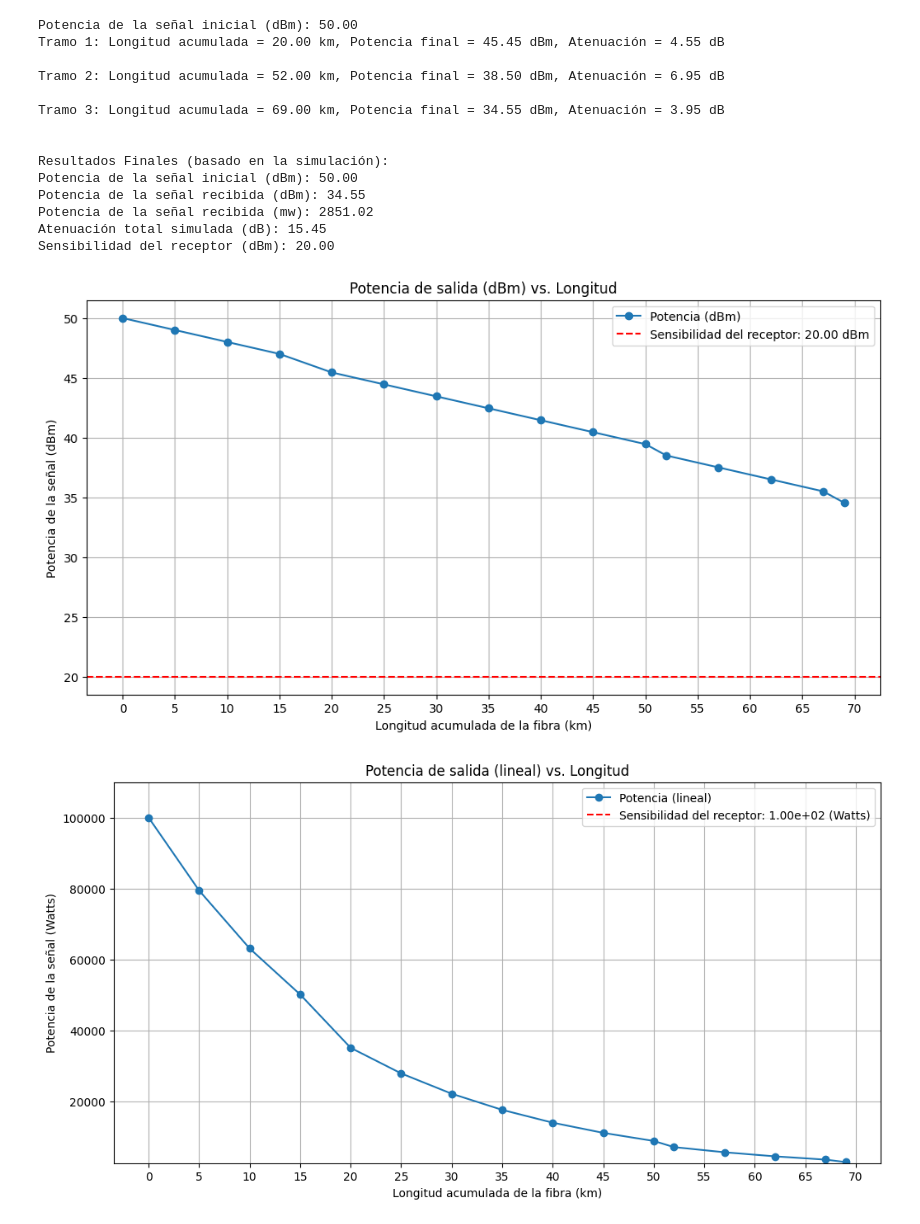
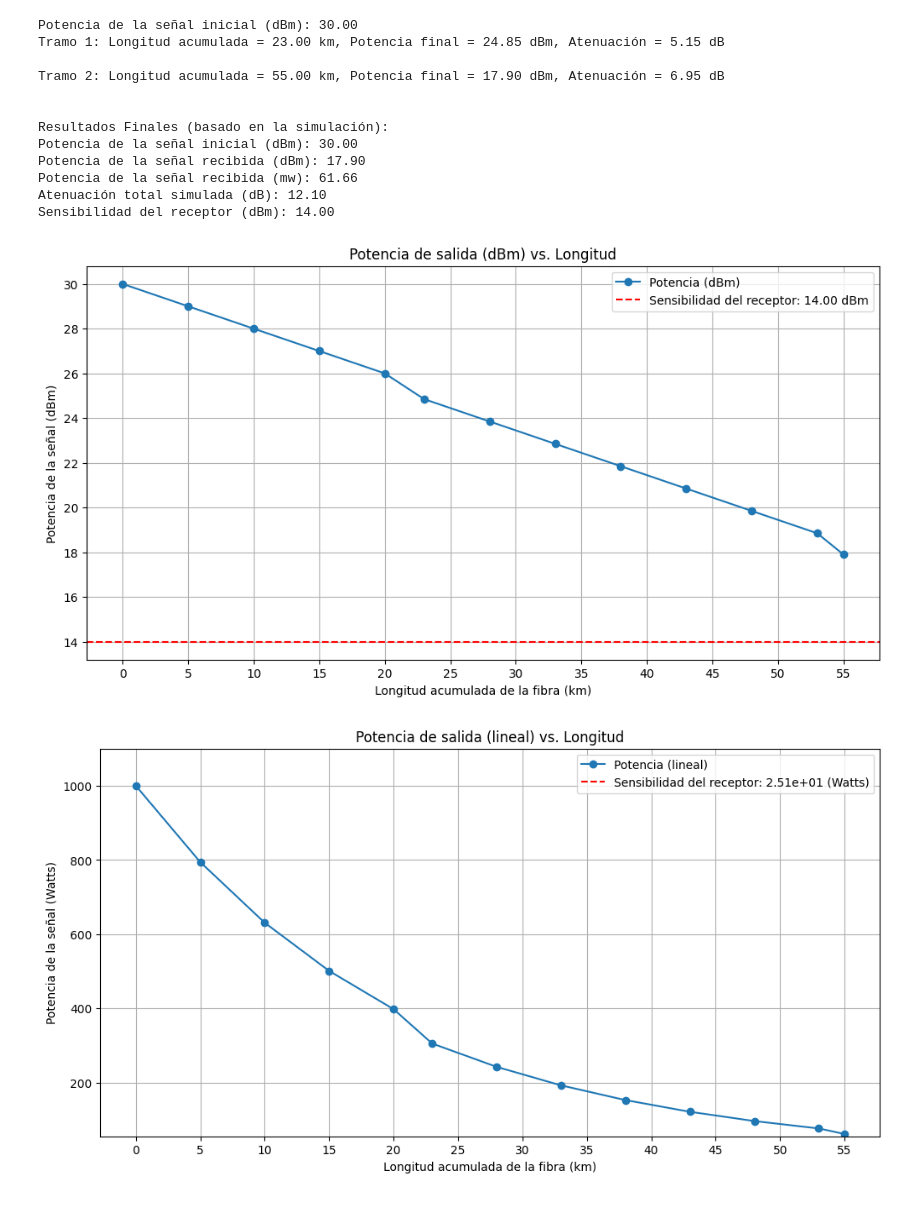
Before and after one commit to martinizin/gui_redp2p, a Jupyter notebook: proyectoBase/calculos.ipynb, the cells around one changed output. Drawn from its saved outputs; the diff is of its cells as text; code cells hidden in the pictures.

```diff
--- a/proyectoBase/calculos.ipynb
+++ b/proyectoBase/calculos.ipynb
@@ -9,18 +9,18 @@ import matplotlib.pyplot as plt
 # Parámetros del transmisor
 # Solicitar la potencia de entrada al usuario
 while True:
-    power_unit = input("Introduce la unidad de la potencia de entrada (dBm o Mw): ").lower()
+    power_unit = input("Introduce la unidad de la potencia de entrada (dBm o mW): ").lower()
     if power_unit == 'dbm':
         tx_power_dbm = float(input("Introduce la potencia de entrada (dBm): "))
         tx_power_watts = dbm2watt(tx_power_dbm) * 1000  # Convertir a mW para GNPy
         break
     elif power_unit == 'mw':
-        tx_power_watts_input = float(input("Introduce la potencia de entrada (MW): "))
+        tx_power_watts_input = float(input("Introduce la potencia de entrada (mW): "))
         tx_power_watts = tx_power_watts_input * 1000 # Convertir a mW para GNPy
         tx_power_dbm = watt2dbm(tx_power_watts_input / 1000) # Convertir a dBm para el historial
         break
     else:
-        print("Unidad no válida. Por favor, introduce 'dBm' o MW'.")
+        print("Unidad no válida. Por favor, introduce 'dBm' o mW'.")
 
 # Prametros del recptor
 sensibilidad_receptor_dbm = float(input("Introduce la sensibilidad del receptor en dBm: "))
@@ -33,7 +33,7 @@ base_fiber_segment_params = {
     'con_in': 0.25,      # Pérdida del conector de entrada (dB)
     'con_out': 0.30,     # Pérdida del conector de salida (dB)
     'effective_area': 280e-12, #No se puede modificar
-
+    #Parametros de la simulacion que se pueden cambiar: loss_coef, att_in, con_in, con_out, longitud del enlace
 }
 
 #Parametros de la simulacion no se pueden cambiar
@@ -53,7 +53,7 @@ while True:
     if 1 <= num_tramos <= 4:
         break
     else:
-        print("Por favor, introduce un número entre 1 y 4.")
+        print("Por favor, introduce un número entre 1 y 4.") #Combo box para seleccionar el número de tramos
 
 # Revisando tu función personalizada create_input_spectral_information
 def create_input_spectral_information_custom(f_min, f_max, roll_off, baud_rate, spacing, tx_osnr, tx_power,
@@ -167,42 +167,40 @@ plt.title("Potencia de salida (dBm) vs. Longitud")
 plt.grid(True)
 plt.xticks(np.arange(0, max(x_dbm_unique) + 5, 5))
 plt.axhline(sensibilidad_receptor_dbm, color='r', linestyle='--', label=f'Sensibilidad del receptor: {sensibilidad_receptor_dbm:.2f} dBm')
 plt.legend()
 plt.show()
 
 # Plot de la potencia lineal vs. Longitud
 x_linear_unique = sorted(list(set([round(l, 2) for l in longitud_acumulada])))
 y_linear_unique = []
 for length in x_linear_unique:
     indices = [i for i, l in enumerate([round(val, 2) for val in longitud_acumulada]) if l == length]
     y_linear_unique.append(power_history_linear[indices[-1]])
 
 plt.figure(figsize=(12, 6))
 plt.plot(x_linear_unique, y_linear_unique, marker='o', linestyle='-', label="Potencia (lineal)")
 plt.xlabel("Longitud acumulada de la fibra (km)")
 plt.ylabel("Potencia de la señal (Watts)")
 plt.title("Potencia de salida (lineal) vs. Longitud")
 plt.grid(True)
 plt.xticks(np.arange(0, max(x_linear_unique) + 5, 5))
 sensibilidad_lineal_watts = db2lin(sensibilidad_receptor_dbm)
 plt.axhline(sensibilidad_lineal_watts, color='r', linestyle='--', label=f'Sensibilidad del receptor: {sensibilidad_lineal_watts:.2e} (Watts)')
 plt.ylim(min(y_linear_unique) * 0.9, max(y_linear_unique) * 1.1)
 plt.legend()
 plt.show()
 # %% [output]
-Potencia de la señal inicial (dBm): 50.00
-Tramo 1: Longitud acumulada = 20.00 km, Potencia final = 45.45 dBm, Atenuación = 4.55 dB
+Potencia de la señal inicial (dBm): 30.00
+Tramo 1: Longitud acumulada = 23.00 km, Potencia final = 24.85 dBm, Atenuación = 5.15 dB
 
-Tramo 2: Longitud acumulada = 52.00 km, Potencia final = 38.50 dBm, Atenuación = 6.95 dB
-
-Tramo 3: Longitud acumulada = 69.00 km, Potencia final = 34.55 dBm, Atenuación = 3.95 dB
+Tramo 2: Longitud acumulada = 55.00 km, Potencia final = 17.90 dBm, Atenuación = 6.95 dB
 
 
 Resultados Finales (basado en la simulación):
-Potencia de la señal inicial (dBm): 50.00
-Potencia de la señal recibida (dBm): 34.55
-Potencia de la señal recibida (mw): 2851.02
-Atenuación total simulada (dB): 15.45
-Sensibilidad del receptor (dBm): 20.00
+Potencia de la señal inicial (dBm): 30.00
+Potencia de la señal recibida (dBm): 17.90
+Potencia de la señal recibida (mw): 61.66
+Atenuación total simulada (dB): 12.10
+Sensibilidad del receptor (dBm): 14.00
-[figure, old version]
+[figure, new version]
-[figure, old version]
+[figure, new version]
```
Also changed, not shown: 7 other files.
